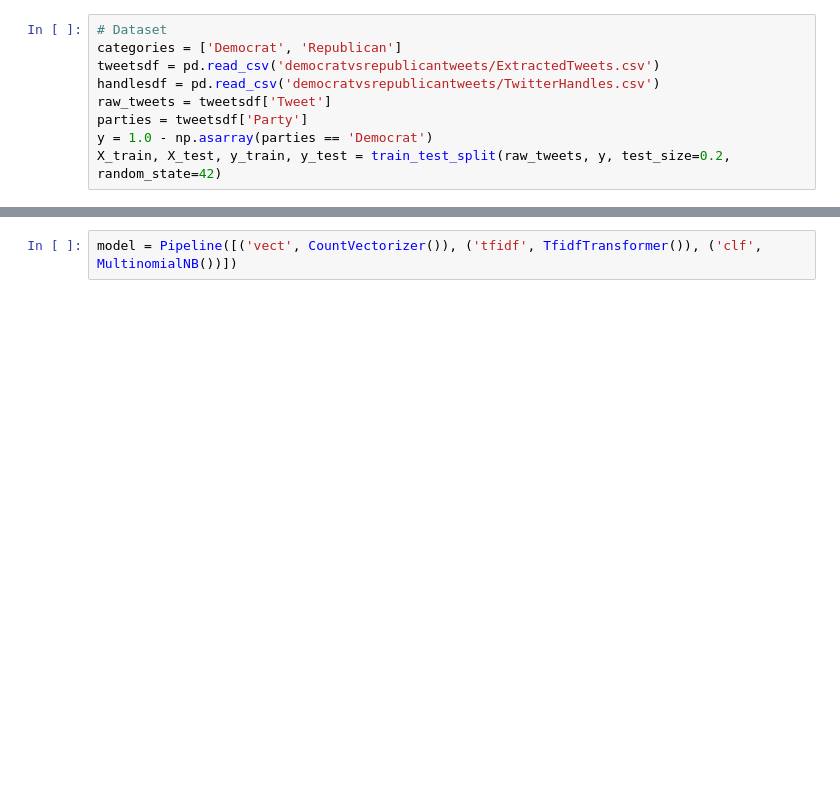
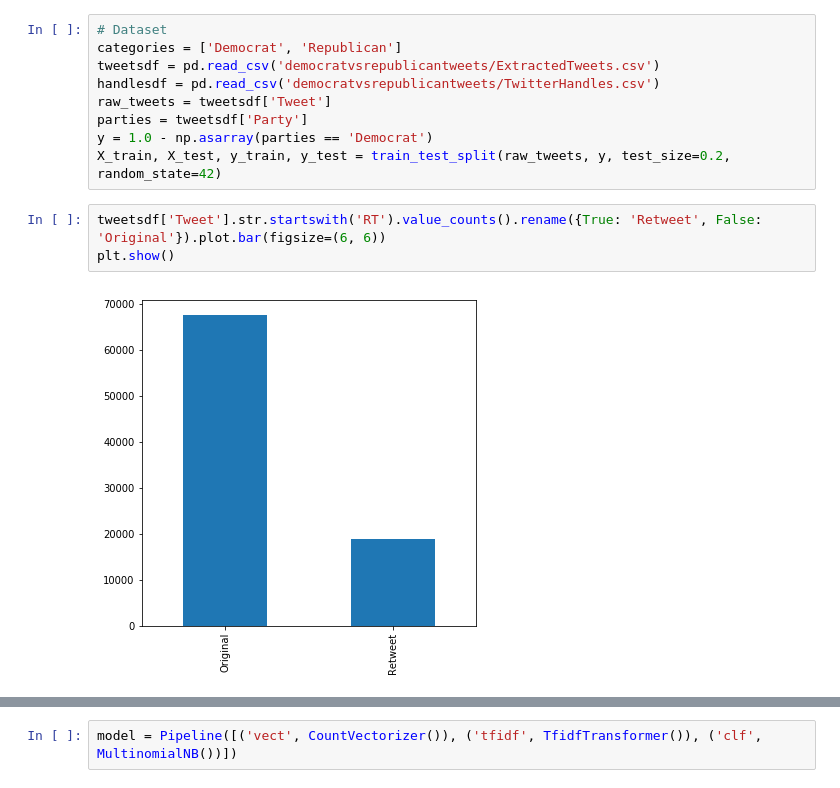
Before and after one commit to markbastian/capstone, a Jupyter notebook: 1_political_party_classfier.ipynb, the cells around one changed output, grey strips where cells are left out. Cells and saved outputs as stored; diff of their text form; blank space fills up the shorter version.

```diff
--- a/1_political_party_classfier.ipynb
+++ b/1_political_party_classfier.ipynb
@@ -25,3 +25,8 @@ raw_tweets = tweetsdf['Tweet']
 parties = tweetsdf['Party']
 y = 1.0 - np.asarray(parties == 'Democrat')
 X_train, X_test, y_train, y_test = train_test_split(raw_tweets, y, test_size=0.2, random_state=42)
+# %%
+tweetsdf['Tweet'].str.startswith('RT').value_counts().rename({True: 'Retweet', False: 'Original'}).plot.bar(figsize=(6, 6))
+plt.show()
+# %% [output]
+[figure, added]
```
Also changed, not shown: parts of 4 cells of this notebook, 4 other files.
